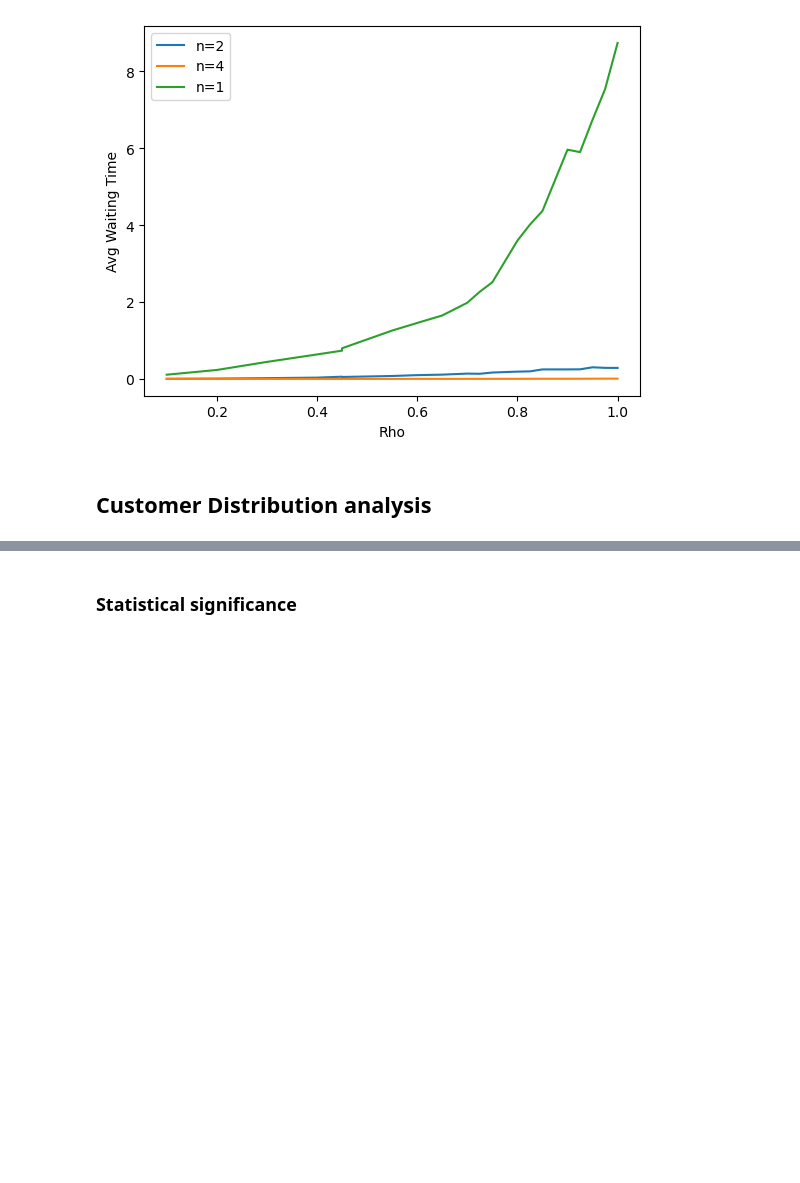
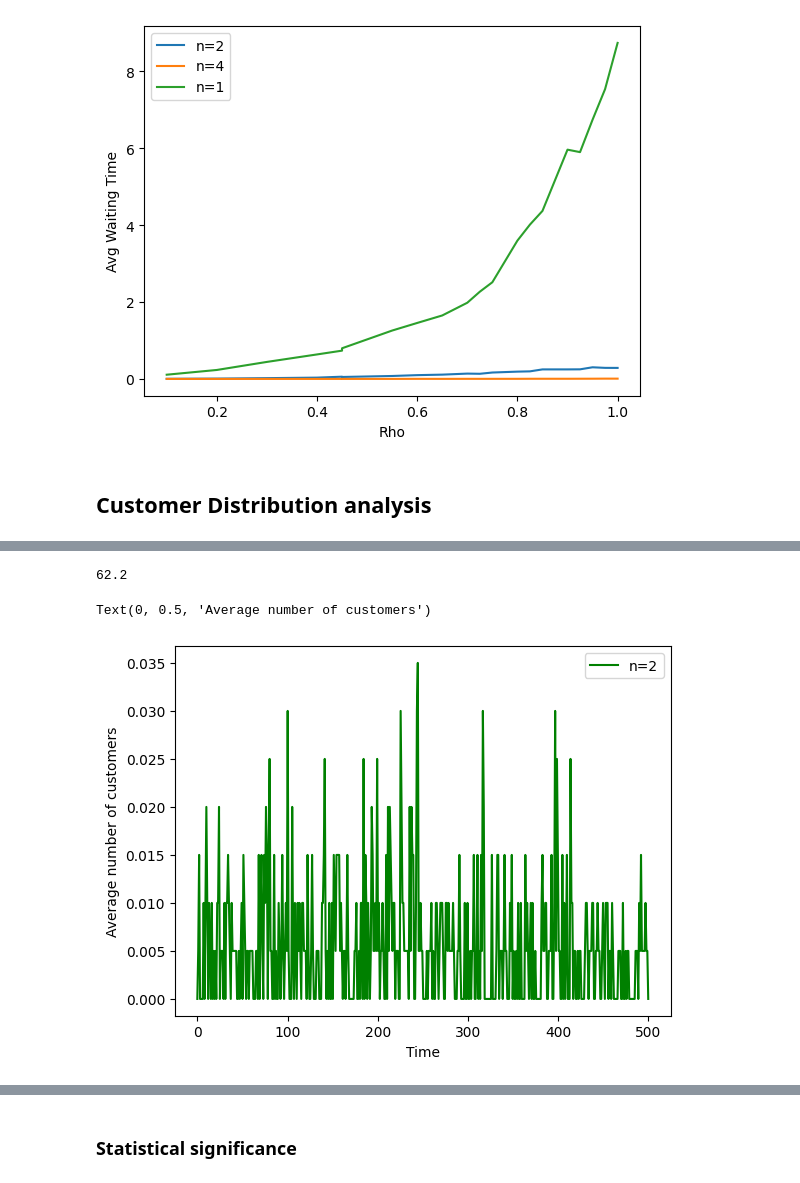
Before and after one commit to gajera-divya/Stochastic_simulations, a Jupyter notebook: SS_Kenia_Divya_Thomas_Assignment2.ipynb, the cells around one changed output, grey strips where cells are left out. Cells and saved outputs as stored; diff of their text form; code cells hidden in the pictures; blank space fills up the shorter version.

```diff
--- a/SS_Kenia_Divya_Thomas_Assignment2.ipynb
+++ b/SS_Kenia_Divya_Thomas_Assignment2.ipynb
@@ -302,0 +282,10 @@ cd_4_MMn = customer_distribution("MMn", 4, TIME_STEPS)
+# %%
+print(occupied_rate_2)
+plt.plot(TIME_STEPS, cd_2_MMn, label="n=2", color="green")
+plt.legend()
+plt.xlabel("Time")
+plt.ylabel("Average number of customers")
+# %% [output]
+62.2
+Text(0, 0.5, 'Average number of customers')
+[figure, added]
```
Also changed, not shown: parts of 21 cells of this notebook, 7 other files.
